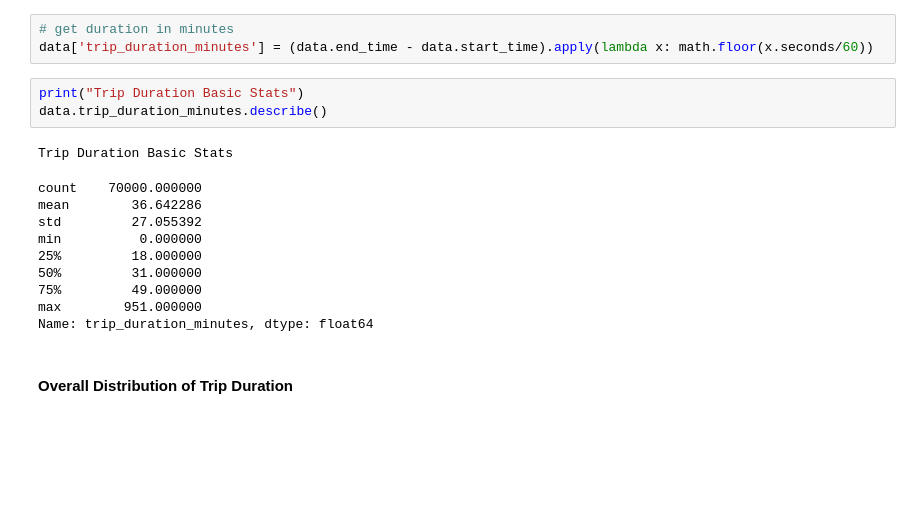
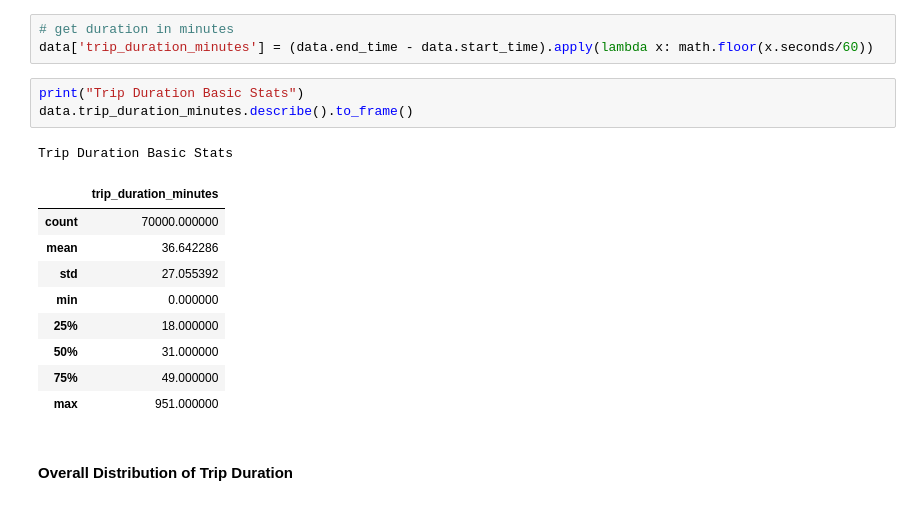
Before and after one commit to iwsstuart/trips_eda, a Jupyter notebook: trips_eda.ipynb, the cells around one changed output. Drawn from its saved outputs; the diff is of its cells as text; blank space fills up the shorter version.

```diff
--- a/trips_eda.ipynb
+++ b/trips_eda.ipynb
@@ -84,18 +84,18 @@ Weekdays show a bit of a spike during morning commute hours, while ridership is
 data['trip_duration_minutes'] = (data.end_time - data.start_time).apply(lambda x: math.floor(x.seconds/60))
 # %%
 print("Trip Duration Basic Stats")
-data.trip_duration_minutes.describe()
+data.trip_duration_minutes.describe().to_frame()
 # %% [output]
 Trip Duration Basic Stats
-count    70000.000000
-mean        36.642286
-std         27.055392
-min          0.000000
-25%         18.000000
-50%         31.000000
-75%         49.000000
-max        951.000000
-Name: trip_duration_minutes, dtype: float64
+|  | trip_duration_minutes |
+| count | 70000.000000 |
+| mean | 36.642286 |
+| std | 27.055392 |
+| min | 0.000000 |
+| 25% | 18.000000 |
+| 50% | 31.000000 |
+| 75% | 49.000000 |
+| max | 951.000000 |
 # %% [markdown]
 #### Overall Distribution of Trip Duration
 # %%
```
Also changed, not shown: parts of 8 cells of this notebook.
